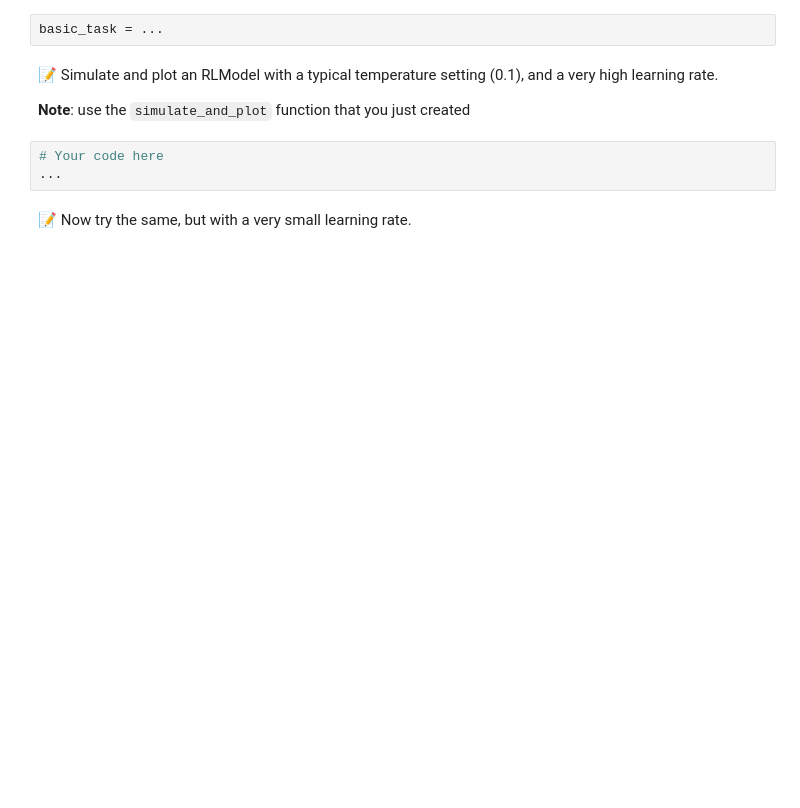
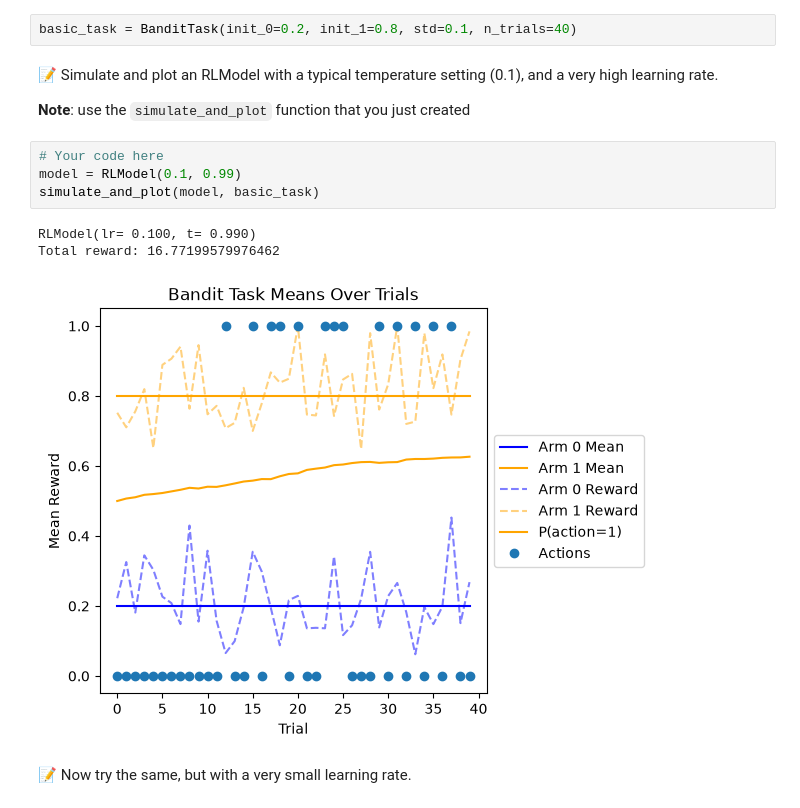
Before and after one commit to easiryne/cognitive-modeling-lab, a Jupyter notebook: TD_4/td4_notebook.ipynb, the cells around one changed output. Saved outputs shown, nothing was run; the diff lists cells and outputs as text; blank space fills up the shorter version.

```diff
--- a/TD_4/td4_notebook.ipynb
+++ b/TD_4/td4_notebook.ipynb
@@ -311,14 +342,19 @@ We will start with a version of the bandit task where it is very easy to learn w
 - `std`: sufficiently low so that the two reward trajectories don't overlap;
 - `n_trials` = 40
 # %%
-basic_task = ...
+basic_task = BanditTask(init_0=0.2, init_1=0.8, std=0.1, n_trials=40)
 # %% [markdown]
 📝 Simulate and plot an RLModel with a typical temperature setting (0.1), and a very high learning rate.
 
 __Note__: use the `simulate_and_plot` function that you just created
 # %%
 # Your code here
-...
+model = RLModel(0.1, 0.99)
+simulate_and_plot(model, basic_task)
+# %% [output]
+RLModel(lr= 0.100, t= 0.990)
+Total reward: 16.77199579976462
+[figure, added]
 # %% [markdown]
 📝 Now try the same, but with a very small learning rate.
 # %%
```
Also changed, not shown: parts of 33 cells of this notebook.
